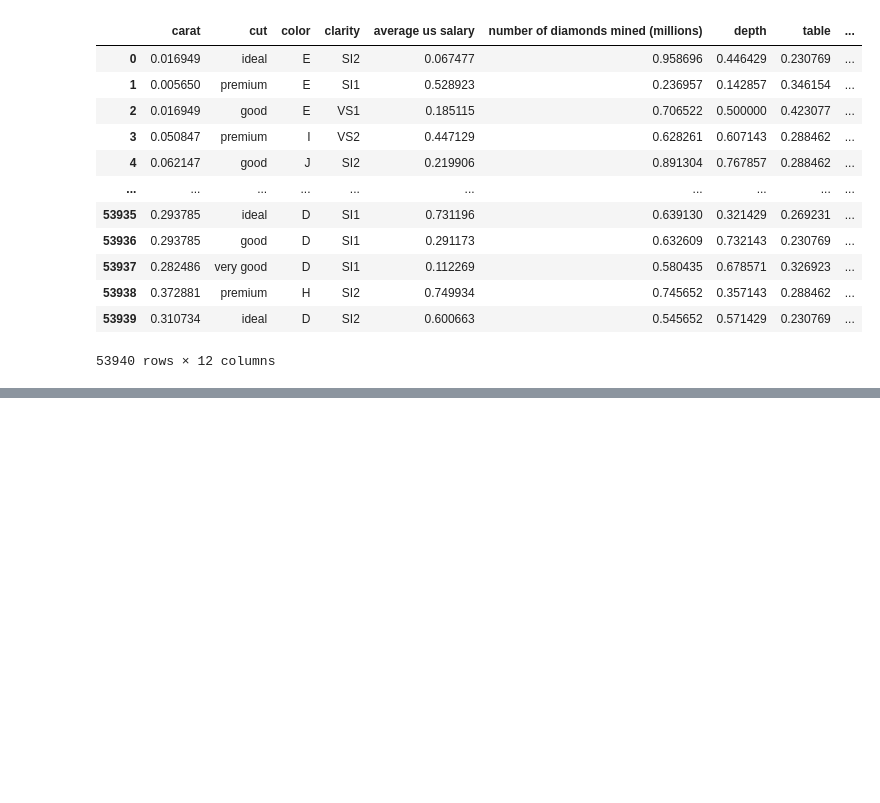
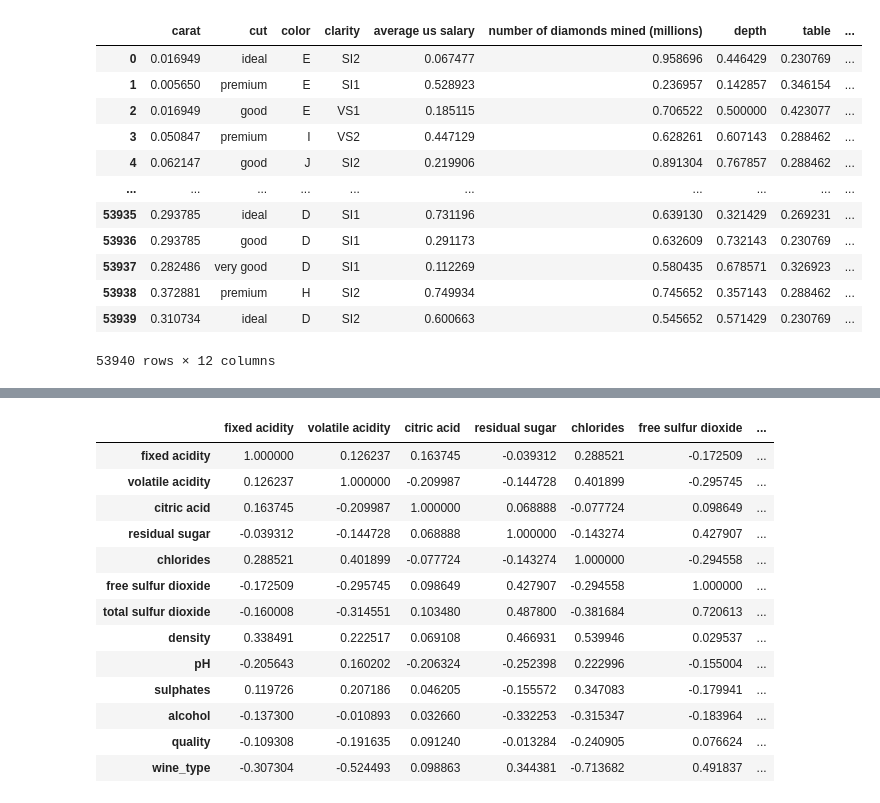
Before and after one commit to Ganesh-Kdt/Classification-and-Regression-Model-From-Scratch, a Jupyter notebook: ganeshdi_sushreen_assignment1_checkpoint.ipynb, the cells around one changed output, grey strips where cells are left out. Cells and saved outputs as stored; diff of their text form; code cells hidden in the pictures; blank space fills up the shorter version.

```diff
--- a/ganeshdi_sushreen_assignment1_checkpoint.ipynb
+++ b/ganeshdi_sushreen_assignment1_checkpoint.ipynb
@@ -535,0 +730,18 @@ diamond_df.to_csv('diamond_preprocessed.csv', sep=',', encoding='utf-8')
+# %%
+wine_df['wine_type']=pd.Categorical(wine_df['wine_type']).codes
+wine_df.corr()
+# %% [output]
+|  | fixed acidity | volatile acidity | citric acid | residual sugar | chlorides | free sulfur dioxide | ... |
+| fixed acidity | 1.000000 | 0.126237 | 0.163745 | -0.039312 | 0.288521 | -0.172509 | ... |
+| volatile acidity | 0.126237 | 1.000000 | -0.209987 | -0.144728 | 0.401899 | -0.295745 | ... |
+| citric acid | 0.163745 | -0.209987 | 1.000000 | 0.068888 | -0.077724 | 0.098649 | ... |
+| residual sugar | -0.039312 | -0.144728 | 0.068888 | 1.000000 | -0.143274 | 0.427907 | ... |
+| chlorides | 0.288521 | 0.401899 | -0.077724 | -0.143274 | 1.000000 | -0.294558 | ... |
+| free sulfur dioxide | -0.172509 | -0.295745 | 0.098649 | 0.427907 | -0.294558 | 1.000000 | ... |
+| total sulfur dioxide | -0.160008 | -0.314551 | 0.103480 | 0.487800 | -0.381684 | 0.720613 | ... |
+| density | 0.338491 | 0.222517 | 0.069108 | 0.466931 | 0.539946 | 0.029537 | ... |
+| pH | -0.205643 | 0.160202 | -0.206324 | -0.252398 | 0.222996 | -0.155004 | ... |
+| sulphates | 0.119726 | 0.207186 | 0.046205 | -0.155572 | 0.347083 | -0.179941 | ... |
+| alcohol | -0.137300 | -0.010893 | 0.032660 | -0.332253 | -0.315347 | -0.183964 | ... |
+| quality | -0.109308 | -0.191635 | 0.091240 | -0.013284 | -0.240905 | 0.076624 | ... |
+| wine_type | -0.307304 | -0.524493 | 0.098863 | 0.344381 | -0.713682 | 0.491837 | ... |
```
Also changed, not shown: parts of 12 cells of this notebook, 2 other files.
